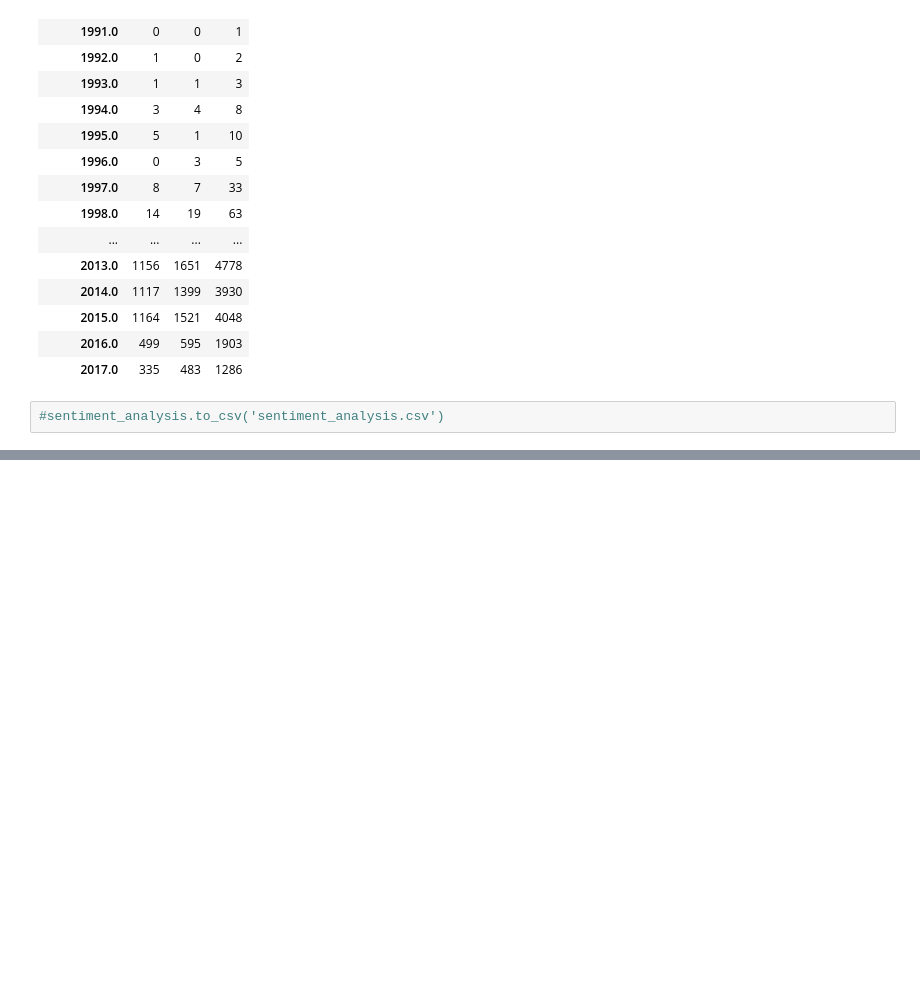
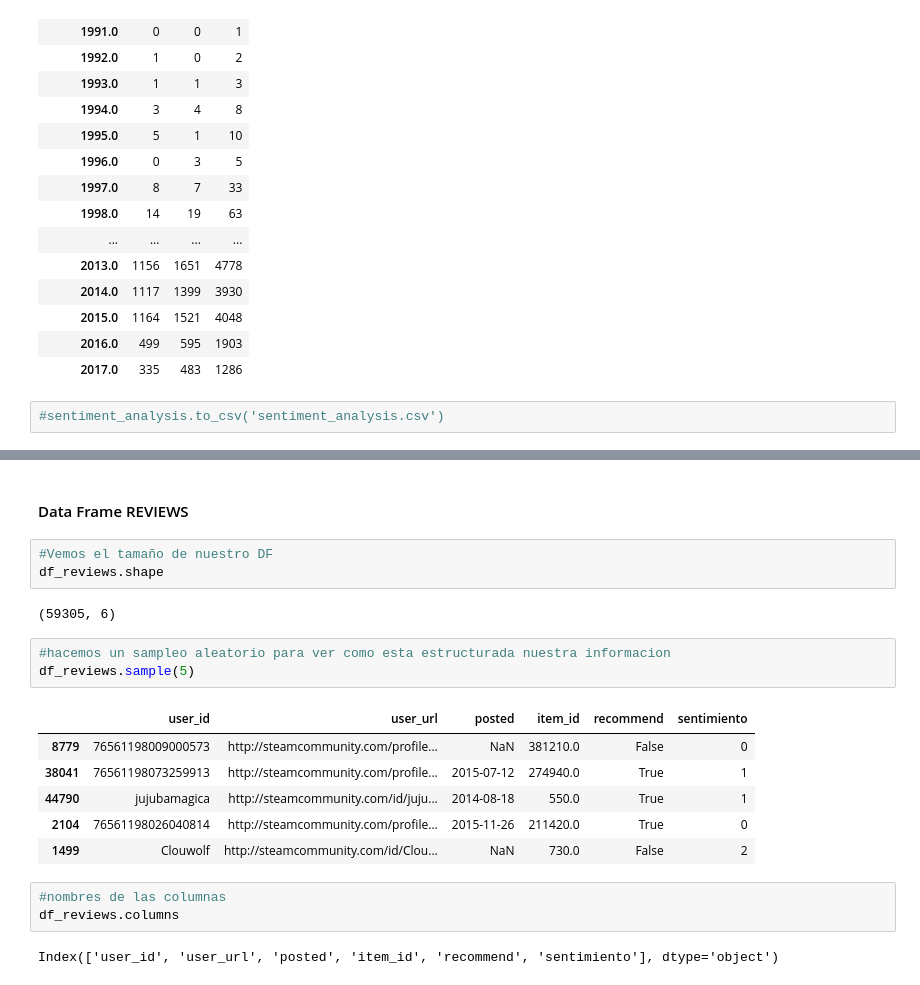
Before and after one commit to NicoJSuarez2/steam_games_project, a Jupyter notebook: API_DataFrames.ipynb, the cells around one changed output, grey strips where cells are left out. Saved outputs shown, nothing was run; the diff lists cells and outputs as text; blank space fills up the shorter version.

```diff
--- a/Paso2_PreposesamientoDeDatos.ipynb
+++ b/API_DataFrames.ipynb
@@ -501,0 +527,22 @@ sentiment_analysis
+# %% [markdown]
+#### Data Frame REVIEWS
+# %%
+#Vemos el tamaño de nuestro DF
+df_reviews.shape
+# %% [output]
+(59305, 6)
+# %%
+#hacemos un sampleo aleatorio para ver como esta estructurada nuestra informacion
+df_reviews.sample(5)
+# %% [output]
+|  | user_id | user_url | posted | item_id | recommend | sentimiento |
+| 8779 | 76561198009000573 | http://steamcommunity.com/profile... | NaN | 381210.0 | False | 0 |
+| 38041 | 76561198073259913 | http://steamcommunity.com/profile... | 2015-07-12 | 274940.0 | True | 1 |
+| 44790 | jujubamagica | http://steamcommunity.com/id/juju... | 2014-08-18 | 550.0 | True | 1 |
+| 2104 | 76561198026040814 | http://steamcommunity.com/profile... | 2015-11-26 | 211420.0 | True | 0 |
+| 1499 | Clouwolf | http://steamcommunity.com/id/Clou... | NaN | 730.0 | False | 2 |
+# %%
+#nombres de las columnas
+df_reviews.columns
+# %% [output]
+Index(['user_id', 'user_url', 'posted', 'item_id', 'recommend', 'sentimiento'], dtype='object')
```
Also changed, not shown: parts of 40 cells of this notebook, 7 other files.
